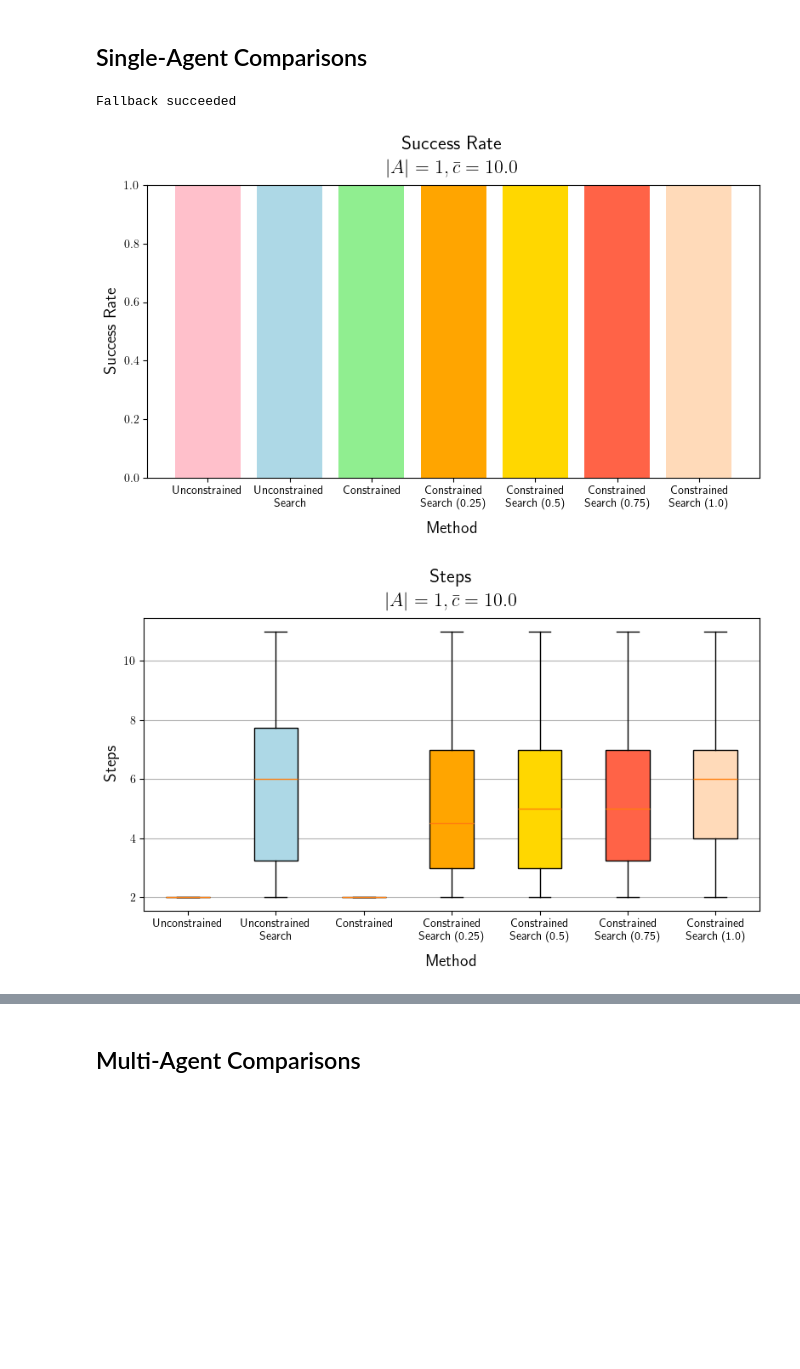
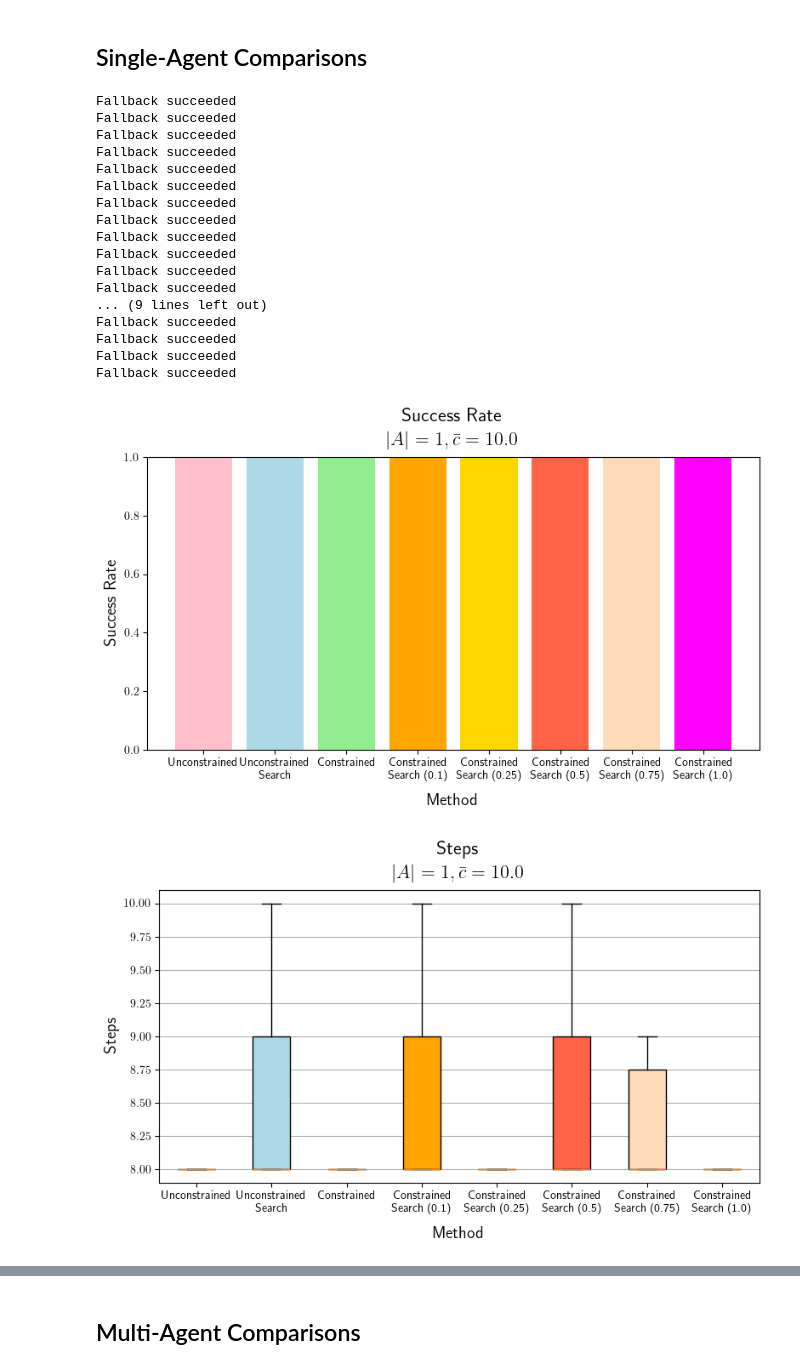
Before and after one commit to delay-planner/rb-visual-mapf, a Jupyter notebook: pud/plots/plot_pointenv_metrics.ipynb, the cells around one changed output, grey strips where cells are left out. Drawn from its saved outputs; the diff is of its cells as text; code cells hidden in the pictures; blank space fills up the shorter version.

```diff
--- a/pud/plots/plot_pointenv_metrics.ipynb
+++ b/pud/plots/plot_pointenv_metrics.ipynb
@@ -125,7 +125,7 @@ def plot_bplots(data, labels, plot_params):
     _, ax = plt.subplots(figsize=(8, 5))
 
     bplot = ax.boxplot(data, vert=True, notch=False, patch_artist=True, showfliers=False)
-    colors=['pink', 'lightblue', 'lightgreen', 'orange', 'gold', 'tomato', 'peachpuff']
+    colors=['pink', 'lightblue', 'lightgreen', 'orange', 'gold', 'tomato', 'peachpuff', 'magenta']
     for patch, color in zip(bplot['boxes'], colors):
         patch.set_facecolor(color)  # type: ignore
 
@@ -152,7 +152,7 @@ def plot_steps(metrics, num_agents):
     title_string = rf'\begin{{center}} Steps\\[0.01em] $|A| = {num_agents}, \bar{{c}} = {trained_cost_limit}$ \end{{center}}'
     plot_bplots(
         [unconstrained_steps, unconstrained_search_steps, constrained_steps, *constrained_search_steps],
-        ['Unconstrained', 'Unconstrained\nSearch', 'Constrained', 'Constrained\nSearch (0.25)', 'Constrained\nSearch (0.5)', 'Constrained\nSearch (0.75)', 'Constrained\nSearch (1.0)'],
+        ['Unconstrained', 'Unconstrained\nSearch', 'Constrained', 'Constrained\nSearch (0.1)', 'Constrained\nSearch (0.25)', 'Constrained\nSearch (0.5)', 'Constrained\nSearch (0.75)', 'Constrained\nSearch (1.0)'],
         {'title': title_string, 'ylabel': 'Steps', 'xlabel': 'Method'}
     )
 # %%
@@ -166,7 +166,7 @@ def plot_rewards(metrics, num_agents):
     title_string = rf'\begin{{center}} Rewards\\[0.01em] $|A| = {num_agents}, \bar{{c}} = {trained_cost_limit}$ \end{{center}}'
     plot_bplots(
         [unconstrained_rewards, unconstrained_search_rewards, constrained_rewards, *constrained_search_rewards],
-        ['Unconstrained', 'Unconstrained\nSearch', 'Constrained', 'Constrained\nSearch (0.25)', 'Constrained\nSearch (0.5)', 'Constrained\nSearch (0.75)', 'Constrained\nSearch (1.0)'],
+        ['Unconstrained', 'Unconstrained\nSearch', 'Constrained', 'Constrained\nSearch (0.1)', 'Constrained\nSearch (0.25)', 'Constrained\nSearch (0.5)', 'Constrained\nSearch (0.75)', 'Constrained\nSearch (1.0)'],
         {'title': title_string, 'ylabel': 'Rewards', 'xlabel': 'Method'}
     )
 # %%
@@ -177,10 +177,11 @@ def plot_cumulative_costs(metrics, num_agents):
     constrained_cc = metrics[2][key]
     constrained_search_cc = [metric[key] for metric in metrics[3]]
 
-    title_string = rf'\begin{{center}} Cumulative Costs\\[0.01em] $|A| = {num_agents}, \bar{{c}} = {trained_cost_limit}$ \end{{center}}'
+    # title_string = rf'\begin{{center}} Cumulative Costs\\[0.01em] $|A| = {num_agents}, \bar{{c}} = {trained_cost_limit}$ \end{{center}}'
+    title_string = rf'\begin{{center}} Cumulative Costs\\[0.01em] $|A| = {num_agents}$ \end{{center}}'
     plot_bplots(
         [unconstrained_cc, unconstrained_search_cc, constrained_cc, *constrained_search_cc],
-        ['Unconstrained', 'Unconstrained\nSearch', 'Constrained', 'Constrained\nSearch (0.25)', 'Constrained\nSearch (0.5)', 'Constrained\nSearch (0.75)', 'Constrained\nSearch (1.0)'],
+        ['Unconstrained', 'Unconstrained\nSearch', 'Constrained', 'Constrained\nSearch (0.1)', 'Constrained\nSearch (0.25)', 'Constrained\nSearch (0.5)', 'Constrained\nSearch (0.75)', 'Constrained\nSearch (1.0)'],
         {'title': title_string, 'ylabel': 'Cumulative Costs', 'xlabel': 'Method', 'trained_cost_limit': trained_cost_limit}
     )
 # %%
@@ -192,20 +193,36 @@ def plot_everything(metrics, num_agents):
 # %% [markdown]
 ## Single-Agent Comparisons
 # %%
-problem_type = "easy"
+problem_type = "hard"
 
 unconstrained_records = np.load(basedir / "single_agent" / problem_type / "unconstrained_records.npy", allow_pickle=True)
 unconstrained_search_records = np.load(basedir / "single_agent" / problem_type / "unconstrained_search_records.npy", allow_pickle=True)
 constrained_records = np.load(basedir / "single_agent" / problem_type / "constrained_records.npy", allow_pickle=True)
 constrained_search_factored_records = np.load(basedir / "single_agent" / problem_type / "constrained_search_factored_records_uc.npy", allow_pickle=True)
 
 unconstrained_metrics = extract_single_agent_metrics(unconstrained_records)
 unconstrained_search_metrics = extract_single_agent_metrics(unconstrained_search_records, (True, unconstrained_records))
 constrained_metrics = extract_single_agent_metrics(constrained_records)
 constrained_search_factored_metrics = [extract_single_agent_metrics(csr, (True, constrained_records)) for csr in constrained_search_factored_records]
 
 plot_everything([unconstrained_metrics, unconstrained_search_metrics, constrained_metrics, constrained_search_factored_metrics], 1)
 # %% [output]
 Fallback succeeded
+Fallback succeeded
+Fallback succeeded
+Fallback succeeded
+Fallback succeeded
+Fallback succeeded
+Fallback succeeded
+Fallback succeeded
+Fallback succeeded
+Fallback succeeded
+Fallback succeeded
+Fallback succeeded
+... (9 lines left out)
+Fallback succeeded
+Fallback succeeded
+Fallback succeeded
+Fallback succeeded
-[figure, old version]
+[figure, new version]
-[figure, old version]
+[figure, new version]
```
Also changed, not shown: parts of 2 cells of this notebook, 1 other file.
